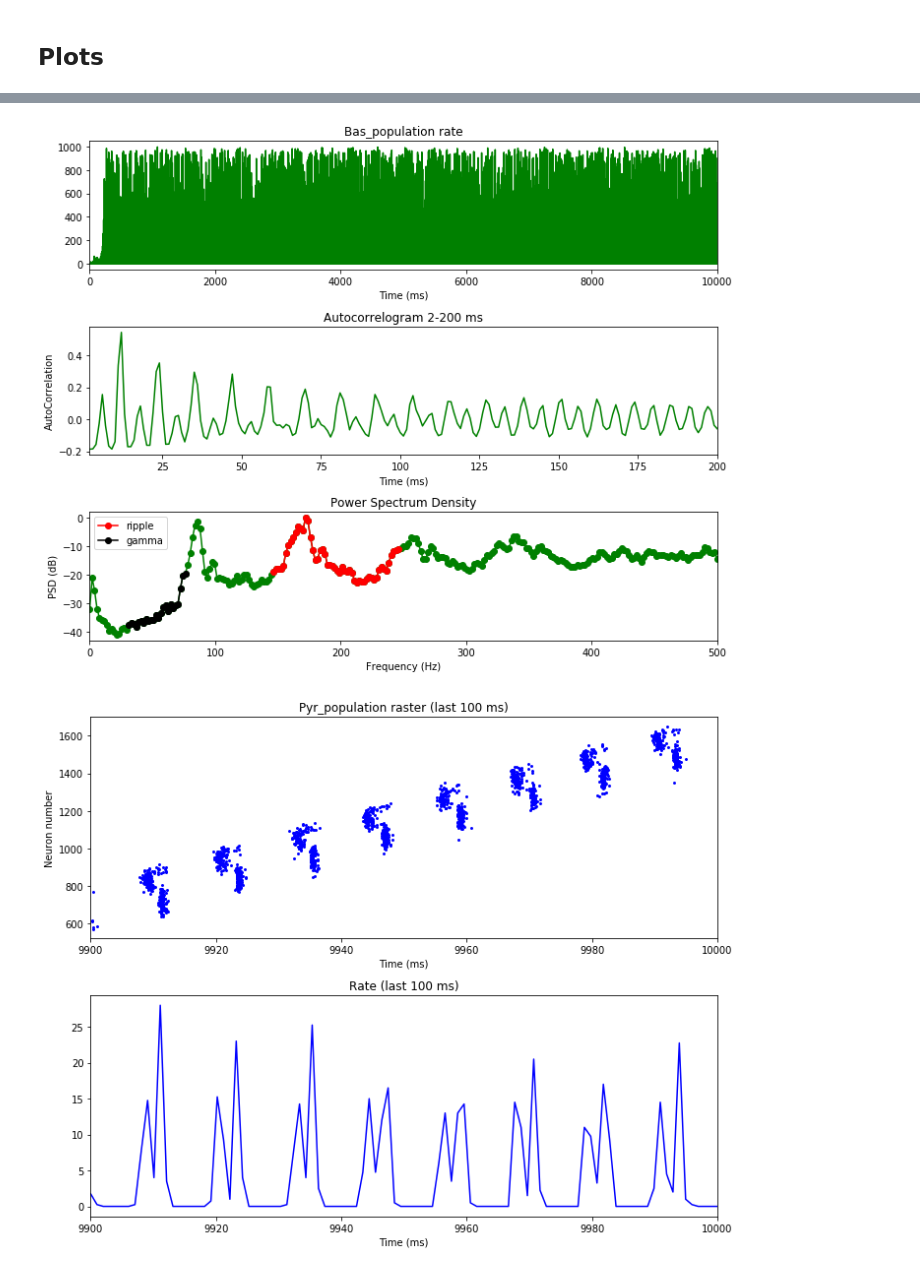
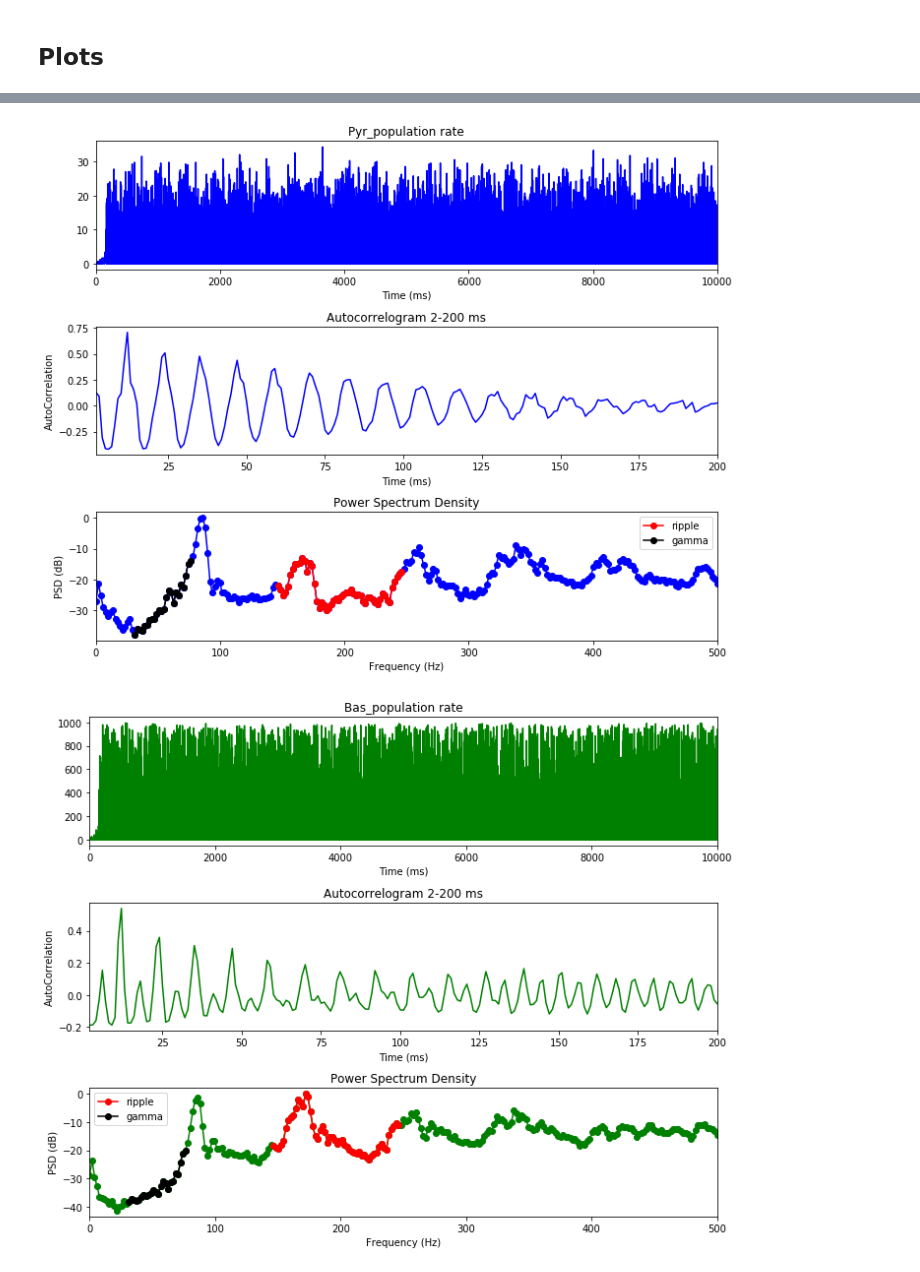
Before and after one commit to andrisecker/KOKISharpWaves, a Jupyter notebook: notebooks/spw_network_double_exponential_synapse.ipynb, the cells around one changed output, grey strips where cells are left out. Drawn from its saved outputs; the diff is of its cells as text; code cells hidden in the pictures.

Commit message:
Update notebook to new preprocessing approach

```diff
--- a/notebooks/spw_network_double_exponential_synapse.ipynb
+++ b/notebooks/spw_network_double_exponential_synapse.ipynb
@@ -245,6 +242,8 @@ Connections done
 # Monitors
 sme = SpikeMonitor(PE)
 smi = SpikeMonitor(PI)
+popre = PopulationRateMonitor(PE)
+popri = PopulationRateMonitor(PI)
 # %% [markdown]
 ## Running the simulation
 # %%
@@ -261,14 +260,11 @@ print smi.num_spikes
 # %%
 %matplotlib inline
 if sme.num_spikes > 0 and smi.num_spikes > 0:  # check if there is any activity
-    # Raster + ISI plot
-    spikeTimesE, spikingNeuronsE, poprE, ISI = preprocess_spikes(sme.spike_trains(), NE)
-    ISI = plot_raster_ISI(spikeTimesE, spikingNeuronsE, ISI, "blue", multiplier_=1)
-
-    spikeTimesI, spikingNeuronsI, poprI = preprocess_spikes(smi.spike_trains(), NI, calc_ISI=False)
+    spikeTimesE, spikingNeuronsE, poprE, ISIhist, bin_edges = preprocess_monitors(sme, popre)
+    spikeTimesI, spikingNeuronsI, poprI = preprocess_monitors(smi, popri, calc_ISI=False)
 
     # calling detect_oscillation functions:
-    avgReplayInterval = replay(ISI[3:16])  # bins from 150 to 850 (range of interest)
+    avgReplayInterval = replay(ISIhist[3:16])  # bins from 150 to 850 (range of interest)
 
     meanEr, rEAC, maxEAC, tMaxEAC, maxEACR, tMaxEACR, fE, PxxE, avgRippleFE, ripplePE = ripple(poprE, 1000)
     avgGammaFE, gammaPE = gamma(fE, PxxE)
@@ -319,8 +314,9 @@ Inh. gamma power: 15.1977104723
 # %% [markdown]
 ## Plots
 # %%
-# Plots
+%matplotlib inline
 if sme.num_spikes > 0 and smi.num_spikes > 0:
+    plot_raster_ISI(spikeTimesE, spikingNeuronsE, [ISIhist, bin_edges], 'blue', multiplier_=1)
     plot_PSD(poprE, rEAC, fE, PxxE, "Pyr_population", 'b-', multiplier_=1)
     plot_PSD(poprI, rIAC, fI, PxxI, "Bas_population", 'g-', multiplier_=1)
 
@@ -334,2 +330,2 @@ if sme.num_spikes > 0 and smi.num_spikes > 0:
-[figure, old version]
+[figure, new version]
-[figure, old version]
+[figure, new version]
```
Also changed, not shown: parts of 4 cells of this notebook.
